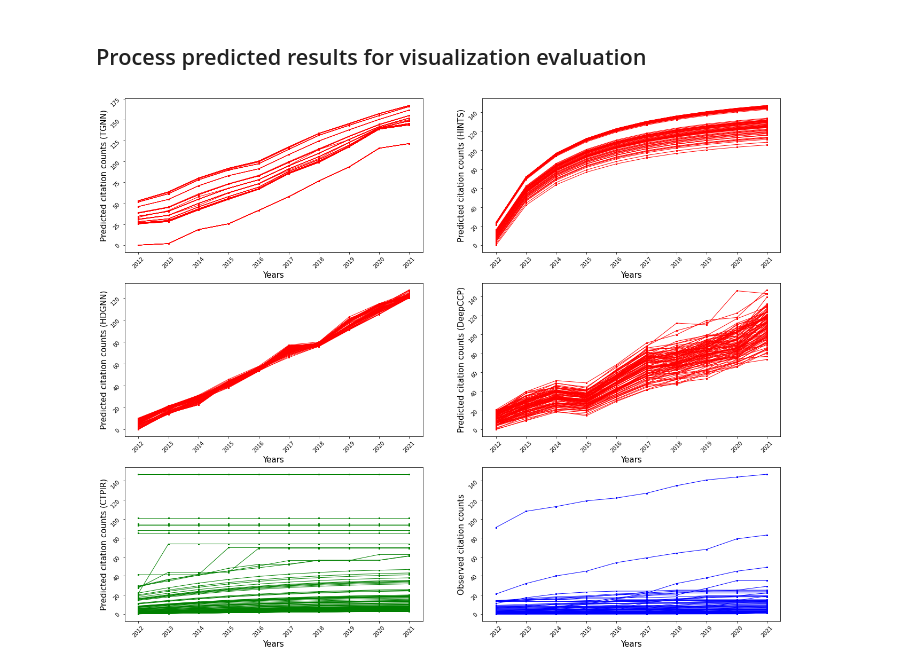
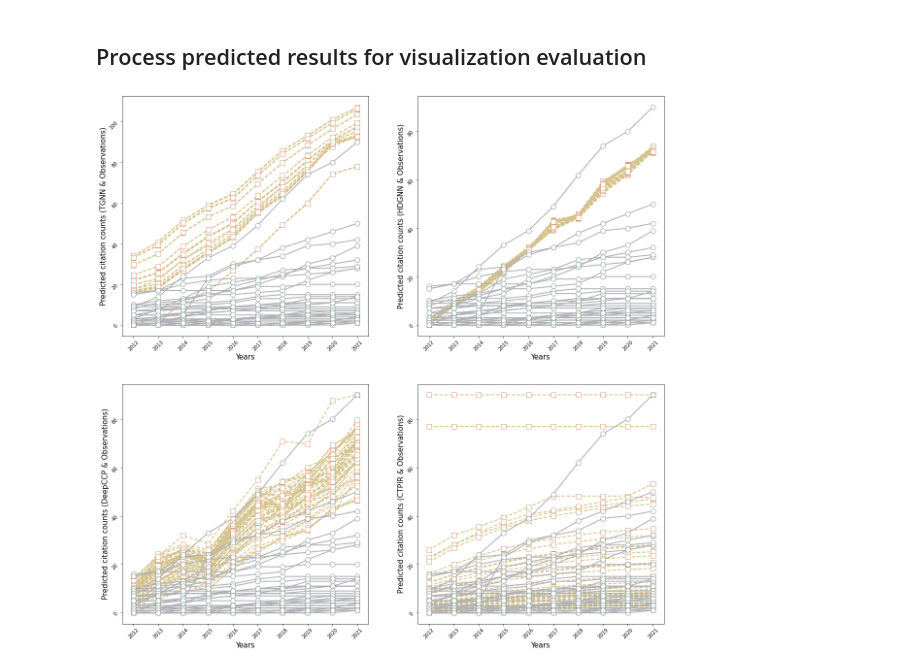
Before and after one commit to changzong/CPIR, a Jupyter notebook: data_process.ipynb, the cells around one changed output. Cells and saved outputs as stored; diff of their text form; code cells hidden in the pictures.

```diff
--- a/data_process.ipynb
+++ b/data_process.ipynb
@@ -562,9 +562,10 @@ fig, axs = plt.subplots(1, 2, figsize=(14, 7))
 
 for item in x:
     if item[-1] > np.mean(x):
-        axs[0].plot(years, item, "rs-", linewidth = 1, markersize = 2)
+        axs[0].plot(years, item, color='#AB545A', linestyle='-', marker='s', linewidth = 1, markersize = 3, markerfacecolor='#FFFFFF', markeredgecolor='#AB545A')
+
     else:
-        axs[0].plot(years, item, "bs-", linewidth = 1, markersize = 2)
+        axs[0].plot(years, item, color='#686789', linestyle='-', marker='s', linewidth = 1, markersize = 3, markerfacecolor='#FFFFFF', markeredgecolor='#686789')
 
 axs[1].bar(x1, y1)
 
@@ -576,6 +577,6 @@ axs[1].set_xlabel("Normalized citation counts in the last year",fontsize=15)
 axs[1].set_ylabel("Number of patents",fontsize=15)
 axs[0].tick_params(labelrotation=45)
 axs[1].tick_params(labelrotation=45)
-plt.savefig('/Users/zongchang/downloads/dataset.pdf')
+plt.savefig('E:\\czong\\OneDrive\\1-知识计算引擎-2030项目\\1-知识图谱挖掘实验\\CTPIR\\figures\\dataset.pdf')
 plt.show()
 # %% [output]
@@ -1350,12 +1144,12 @@ with open('./results/predict_seq_deepccp', 'r') as f:
 import numpy as np
 import json
 
-output_seq = np.array(output_seq[200:300])
-predict_seq_ctpir = np.array(predict_seq_ctpir[200:300])
-predict_seq_hints = np.array(predict_seq_hints[200:300])
-predict_seq_tgnn = np.array(predict_seq_tgnn[200:300])
-predict_seq_hdgnn = np.array(predict_seq_hdgnn[200:300])
-predict_seq_deepccp = np.array(predict_seq_deepccp[200:300])
+output_seq = np.array(output_seq[:50])
+predict_seq_ctpir = np.array(predict_seq_ctpir[:50])
+predict_seq_hints = np.array(predict_seq_hints[:50])
+predict_seq_tgnn = np.array(predict_seq_tgnn[:50])
+predict_seq_hdgnn = np.array(predict_seq_hdgnn[:50])
+predict_seq_deepccp = np.array(predict_seq_deepccp[:50])
 # %%
 max_cite = output_seq.max()
 min_cite = output_seq.min()
@@ -1384,54 +1178,49 @@ predict_seq_deepccp_scaled = (predict_seq_deepccp - min_cite_deepccp) * scale_de
 import matplotlib.pyplot as plt
 
 years = ['2012','2013','2014','2015','2016','2017','2018','2019','2020','2021']
-item_ob = output_seq.tolist()[:100]
+item_ob = output_seq.tolist()[:50]
 item_hints = predict_seq_hints_scaled.tolist()
 item_tgnn = predict_seq_tgnn_scaled.tolist()
 item_hdgnn = predict_seq_hdgnn_scaled.tolist()
 item_deepccp = predict_seq_deepccp_scaled.tolist()
 item_ctpir = predict_seq_ctpir_scaled.tolist()
 
-fig, axs = plt.subplots(3, 2, figsize=(22, 18))
+fig, axs = plt.subplots(2, 2, figsize=(20, 20))
 
 for item in item_tgnn:
-    axs[0][0].plot(years, item, "rs-", linewidth = 1, markersize = 2)
-
-for item in item_hints:
-    axs[0][1].plot(years, item, "rs-", linewidth = 1, markersize = 2)
+    axs[0][0].plot(years, item, color='#D6C38B', linestyle='--', marker='s', linewidth = 2, markersize = 10, markerfacecolor='#FFFFFF', markeredgecolor='#D89C7A')
+for item in item_ob:
+    axs[0][0].plot(years, item, color='#B0B1B6', linestyle='-', marker='o', linewidth = 2, markersize = 10, markerfacecolor='#FFFFFF', markeredgecolor='#849B91')
 
 for item in item_hdgnn:
-    axs[1][0].plot(years, item, "rs-", linewidth = 1, markersize = 2)
+    axs[0][1].plot(years, item, color='#D6C38B', linestyle='--', marker='s', linewidth = 2, markersize = 10, markerfacecolor='#FFFFFF', markeredgecolor='#D89C7A')
+for item in item_ob:
+    axs[0][1].plot(years, item, color='#B0B1B6', linestyle='-', marker='o', linewidth = 2, markersize = 10, markerfacecolor='#FFFFFF', markeredgecolor='#849B91')
 
 for item in item_deepccp:
-    axs[1][1].plot(years, item, "rs-", linewidth = 1, markersize = 2)
+    axs[1][0].plot(years, item, color='#D6C38B', linestyle='--', marker='s', linewidth = 2, markersize = 10, markerfacecolor='#FFFFFF', markeredgecolor='#D89C7A')
+for item in item_ob:
+    axs[1][0].plot(years, item, color='#B0B1B6', linestyle='-', marker='o', linewidth = 2, markersize = 10, markerfacecolor='#FFFFFF', markeredgecolor='#849B91')
 
 for item in item_ctpir:
-    axs[2][0].plot(years, item, "gs-", linewidth = 1, markersize = 2)
-
+    axs[1][1].plot(years, item, color='#D6C38B', linestyle='--', marker='s', linewidth = 2, markersize = 10, markerfacecolor='#FFFFFF', markeredgecolor='#D89C7A')
 for item in item_ob:
-    axs[2][1].plot(years, item, "bs-", linewidth = 1, markersize = 2)
-
+    axs[1][1].plot(years, item, color='#B0B1B6', linestyle='-', marker='o', linewidth = 2, markersize = 10, markerfacecolor='#FFFFFF', markeredgecolor='#849B91')
 
 # fig.suptitle("Citation trajectories in AIPatent dataset", fontsize=15)
 axs[0][0].set_xlabel("Years",fontsize=15)
-axs[0][0].set_ylabel("Predicted citation counts (TGNN)",fontsize=15)
+axs[0][0].set_ylabel("Predicted citation counts (TGNN & Observations)",fontsize=15)
 axs[0][1].set_xlabel("Years",fontsize=15)
-axs[0][1].set_ylabel("Predicted citation counts (HINTS)",fontsize=15)
+axs[0][1].set_ylabel("Predicted citation counts (HDGNN & Observations)",fontsize=15)
 axs[1][0].set_xlabel("Years",fontsize=15)
-axs[1][0].set_ylabel("Predicted citation counts (HDGNN)",fontsize=15)
+axs[1][0].set_ylabel("Predicted citation counts (DeepCCP & Observations)",fontsize=15)
 axs[1][1].set_xlabel("Years",fontsize=15)
-axs[1][1].set_ylabel("Predicted citation counts (DeepCCP)",fontsize=15)
-axs[2][0].set_xlabel("Years",fontsize=15)
-axs[2][0].set_ylabel("Predicted citation counts (CTPIR)",fontsize=15)
-axs[2][1].set_xlabel("Years",fontsize=15)
-axs[2][1].set_ylabel("Observed citation counts",fontsize=15)
+axs[1][1].set_ylabel("Predicted citation counts (CTPIR & Observations)",fontsize=15)
 axs[0][0].tick_params(labelrotation=45)
 axs[0][1].tick_params(labelrotation=45)
 axs[1][0].tick_params(labelrotation=45)
 axs[1][1].tick_params(labelrotation=45)
-axs[2][0].tick_params(labelrotation=45)
-axs[2][1].tick_params(labelrotation=45)
 plt.savefig('./results/result_compare.pdf')
 plt.show()
 # %% [output]
-[figure, old version]
+[figure, new version]
```
Also changed, not shown: parts of 7 cells of this notebook, 3 other files.
